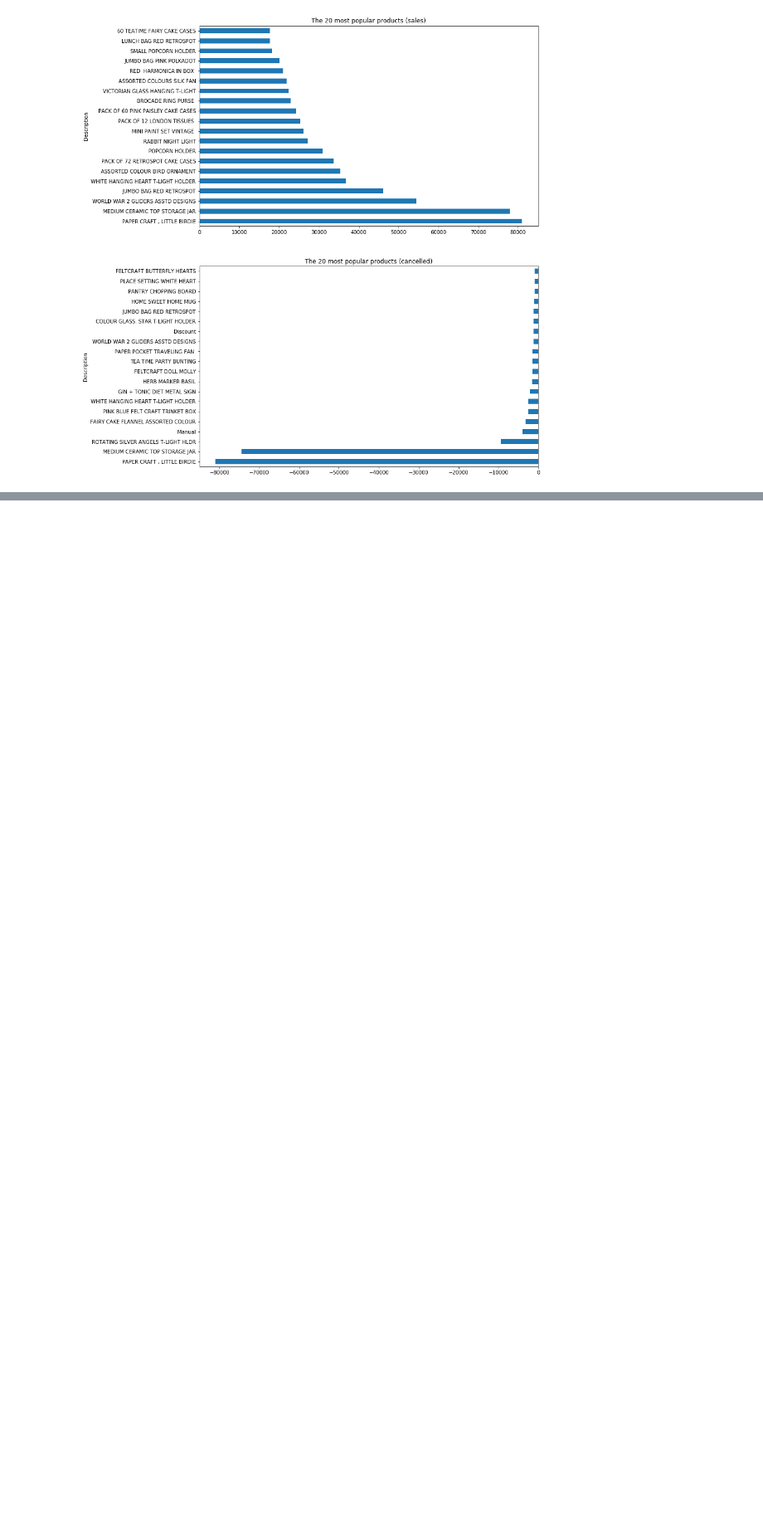
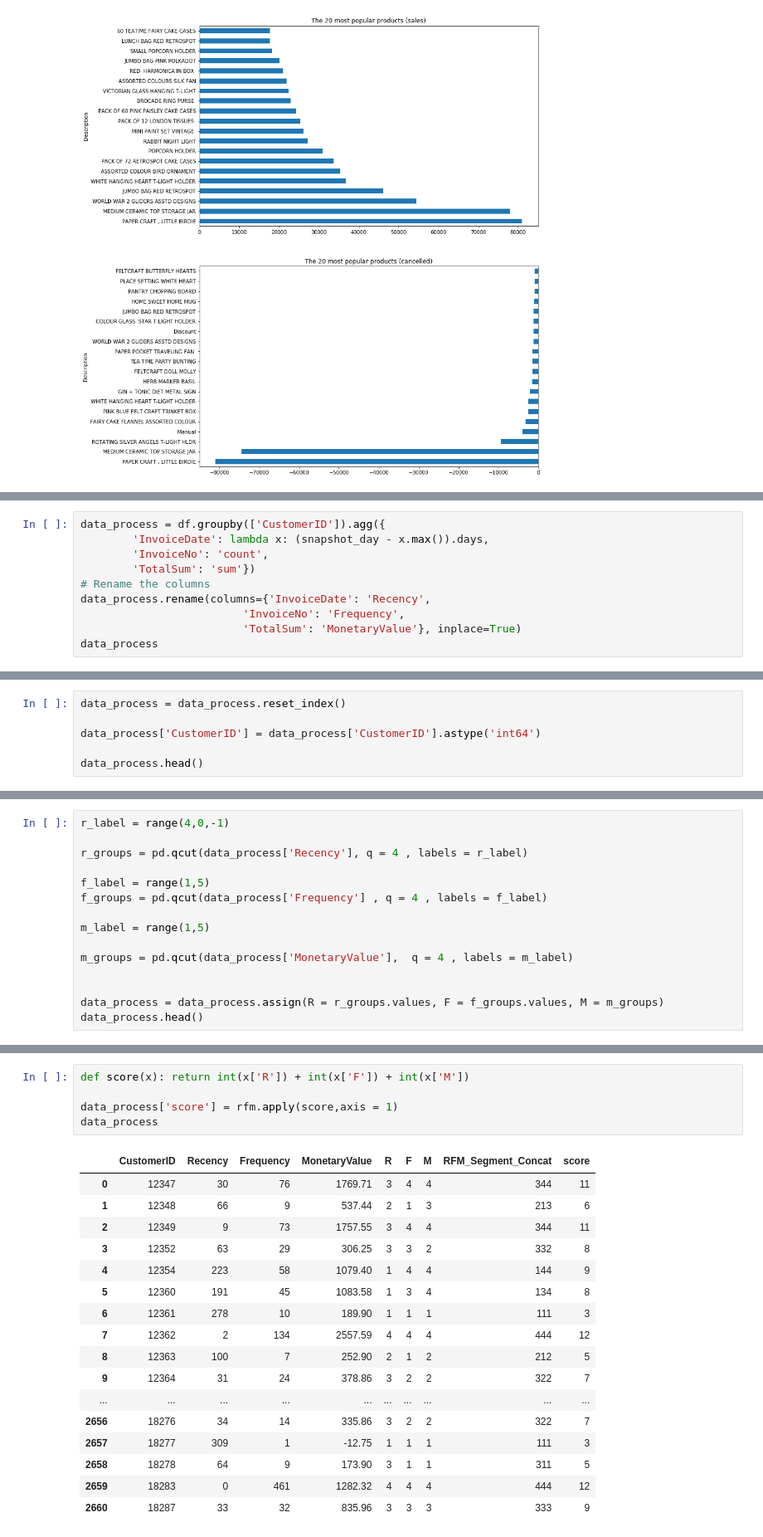
Before and after one commit to suyashsharma13/Customer-Satisfaction, a Jupyter notebook: e_commerce_final_collab.ipynb, the cells around one changed output, grey strips where cells are left out. Shown: that part at 83% size. Drawn from its saved outputs; the diff is of its cells as text; blank space fills up the shorter version.

```diff
--- a/e_commerce_final_collab.ipynb
+++ b/e_commerce_final_collab.ipynb
@@ -207,0 +417,10 @@ plt.show()
+# %%
+data_process = df.groupby(['CustomerID']).agg({
+        'InvoiceDate': lambda x: (snapshot_day - x.max()).days,
+        'InvoiceNo': 'count',
+        'TotalSum': 'sum'})
+# Rename the columns
+data_process.rename(columns={'InvoiceDate': 'Recency',
+                         'InvoiceNo': 'Frequency',
+                         'TotalSum': 'MonetaryValue'}, inplace=True)
+data_process
@@ -207,0 +447,6 @@ plt.show()
+# %%
+data_process = data_process.reset_index()
+
+data_process['CustomerID'] = data_process['CustomerID'].astype('int64')
+
+data_process.head()
@@ -207,0 +460,15 @@ plt.show()
+# %%
+r_label = range(4,0,-1)
+
+r_groups = pd.qcut(data_process['Recency'], q = 4 , labels = r_label)
+
+f_label = range(1,5)
+f_groups = pd.qcut(data_process['Frequency'] , q = 4 , labels = f_label)
+
+m_label = range(1,5)
+
+m_groups = pd.qcut(data_process['MonetaryValue'],  q = 4 , labels = m_label)
+
+
+data_process = data_process.assign(R = r_groups.values, F = f_groups.values, M = m_groups)
+data_process.head()
@@ -207,0 +494,23 @@ plt.show()
+# %%
+def score(x): return int(x['R']) + int(x['F']) + int(x['M'])
+
+data_process['score'] = rfm.apply(score,axis = 1)
+data_process
+# %% [output]
+|  | CustomerID | Recency | Frequency | MonetaryValue | R | F | M | RFM_Segment_Concat | score |
+| 0 | 12347 | 30 | 76 | 1769.71 | 3 | 4 | 4 | 344 | 11 |
+| 1 | 12348 | 66 | 9 | 537.44 | 2 | 1 | 3 | 213 | 6 |
+| 2 | 12349 | 9 | 73 | 1757.55 | 3 | 4 | 4 | 344 | 11 |
+| 3 | 12352 | 63 | 29 | 306.25 | 3 | 3 | 2 | 332 | 8 |
+| 4 | 12354 | 223 | 58 | 1079.40 | 1 | 4 | 4 | 144 | 9 |
+| 5 | 12360 | 191 | 45 | 1083.58 | 1 | 3 | 4 | 134 | 8 |
+| 6 | 12361 | 278 | 10 | 189.90 | 1 | 1 | 1 | 111 | 3 |
+| 7 | 12362 | 2 | 134 | 2557.59 | 4 | 4 | 4 | 444 | 12 |
+| 8 | 12363 | 100 | 7 | 252.90 | 2 | 1 | 2 | 212 | 5 |
+| 9 | 12364 | 31 | 24 | 378.86 | 3 | 2 | 2 | 322 | 7 |
+| ... | ... | ... | ... | ... | ... | ... | ... | ... | ... |
+| 2656 | 18276 | 34 | 14 | 335.86 | 3 | 2 | 2 | 322 | 7 |
+| 2657 | 18277 | 309 | 1 | -12.75 | 1 | 1 | 1 | 111 | 3 |
+| 2658 | 18278 | 64 | 9 | 173.90 | 3 | 1 | 1 | 311 | 5 |
+| 2659 | 18283 | 0 | 461 | 1282.32 | 4 | 4 | 4 | 444 | 12 |
+| 2660 | 18287 | 33 | 32 | 835.96 | 3 | 3 | 3 | 333 | 9 |
```
Also changed, not shown: parts of 41 cells of this notebook.
